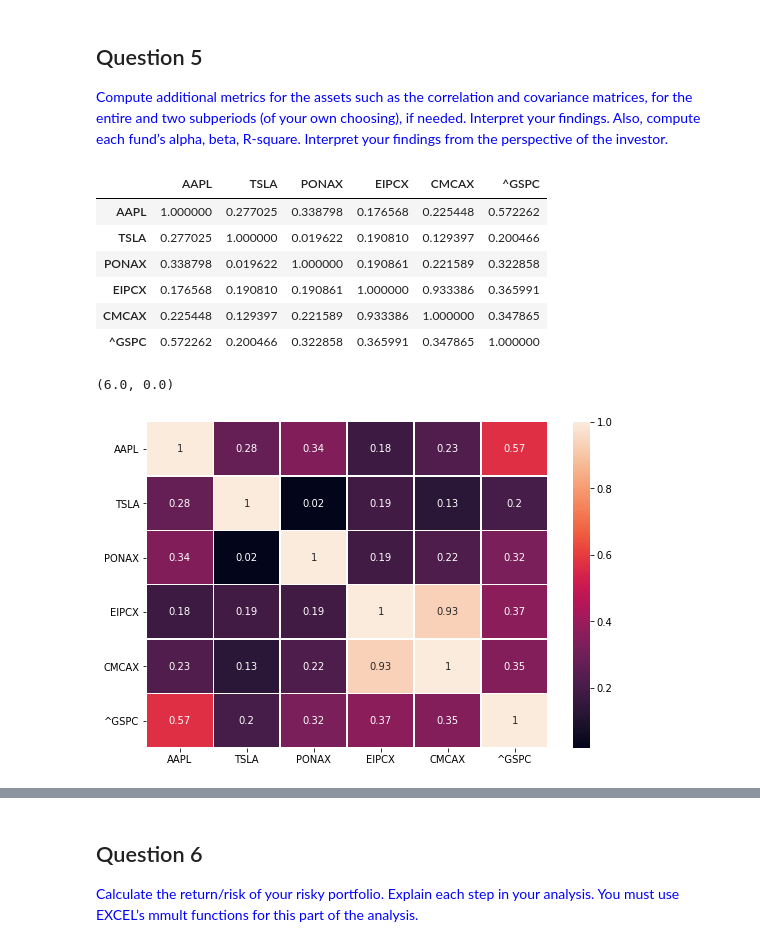
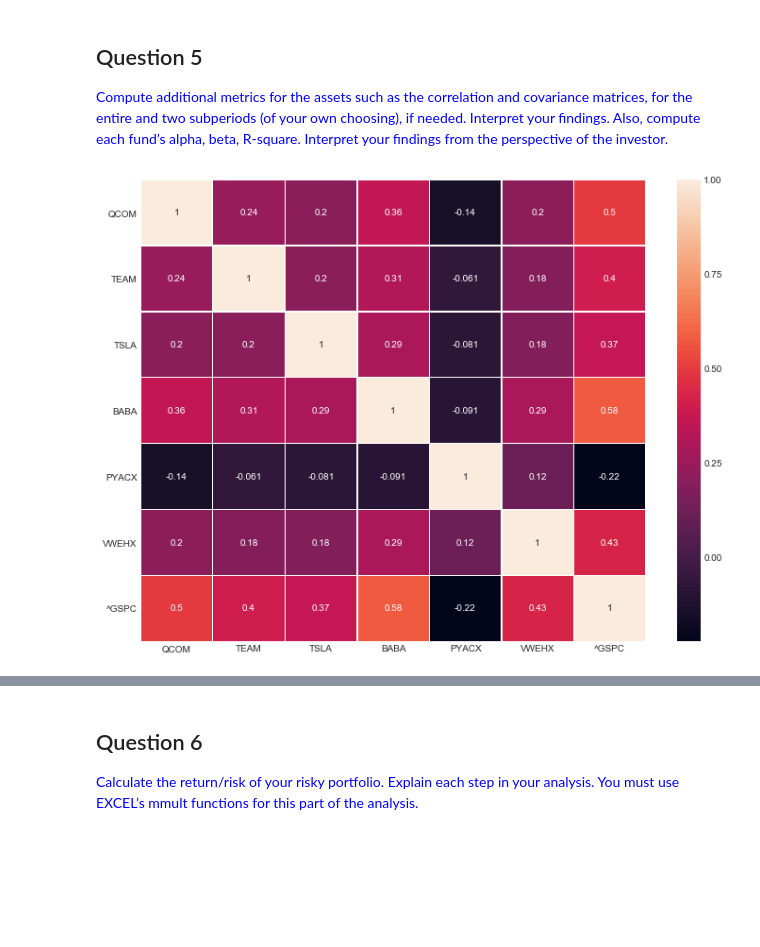
Before and after one commit to nik-dim/Portfolio-Management, a Jupyter notebook: code/FN4329.ipynb, the cells around one changed output, grey strips where cells are left out. Saved outputs shown, nothing was run; the diff lists cells and outputs as text; code cells hidden in the pictures; blank space fills up the shorter version.

Commit message:
added report tasks 4,5 and code task 7 (efficient frontier)

```diff
--- a/code/FN4329.ipynb
+++ b/code/FN4329.ipynb
@@ -22,12 +22,24 @@ def get_data(tickers_list, period,interval = '1mo'):
 
     return data
 # %%
+# portfolio allocation for stocks, bonds and commodities respectively
+ss, bb, cc = 0.8, 0.2, 0
+
 # instrument selection
-stocks = ['AAPL', 'TSLA']
-bonds = ['PONAX']
-commodities = ['EIPCX','CMCAX']
+stocks = ['QCOM',
+          'TEAM',
+          'TSLA',
+          'BABA',
+#           'TXG',
+#           'BLK'
+         ]
+bonds = [
+    'PYACX',
+    'VWEHX'
+  ]
+commodities = []
 
-rf = ['select this']
+rf = 1.3
 sp500 = ['^GSPC']
 
 assets = stocks + bonds + commodities + sp500
@@ -37,4 +49,3 @@ print(assets)
 # %%
 # fetch daily historical prices (Adj Close) from Yahoo! Finance
-data = get_data(assets, '5y').dropna()
-# benchmark = get_data(sp500, '5y').dropna()
+data = get_data(assets, '5y',interval='1d').dropna()
@@ -126,0 +166,10 @@ df.to_latex(index=True)
+# %%
+# Annotated graph for minimum and maximum
+plt.style.use('seaborn-whitegrid')
+fig, ax = plt.subplots(figsize=(12, 9))
+data['TSLA'].plot(ax=ax)
+
+style = dict(size=10, color='black')
+# ax.text('2019-1-14', 370, "Cybertruck \n announcement", **style)
+ax.annotate('Cybertruck \n announcement', xy=('2019-10-29', 280), xytext=('2019-1-14', 370),
+            arrowprops=dict(facecolor='black', shrink=0.05,width=1))
@@ -127,13 +198,3 @@ df.to_latex(index=True)
 # %% [markdown]
 ## Question 5
 <span style="color:blue">Compute additional metrics for the assets such as the correlation and covariance matrices, for the entire and two subperiods (of your own choosing), if needed. Interpret your findings. Also, compute each fund’s alpha, beta, R-square. Interpret your findings from the perspective of the investor.</span>
-# %%
-returns.corr()
-# %% [output]
-|  | AAPL | TSLA | PONAX | EIPCX | CMCAX | ^GSPC |
-| AAPL | 1.000000 | 0.277025 | 0.338798 | 0.176568 | 0.225448 | 0.572262 |
-| TSLA | 0.277025 | 1.000000 | 0.019622 | 0.190810 | 0.129397 | 0.200466 |
-| PONAX | 0.338798 | 0.019622 | 1.000000 | 0.190861 | 0.221589 | 0.322858 |
-| EIPCX | 0.176568 | 0.190810 | 0.190861 | 1.000000 | 0.933386 | 0.365991 |
-| CMCAX | 0.225448 | 0.129397 | 0.221589 | 0.933386 | 1.000000 | 0.347865 |
-| ^GSPC | 0.572262 | 0.200466 | 0.322858 | 0.365991 | 0.347865 | 1.000000 |
@@ -140,9 +205,9 @@ returns.corr()
 # %%
-fig, ax = plt.subplots(figsize=(9, 6))
+fig, ax = plt.subplots(figsize=(12, 9))
 sns.heatmap(returns.corr(), annot=True,  linewidths=.5, ax=ax)
 plt.yticks(rotation=0)
 bottom, top = ax.get_ylim()
 ax.set_ylim(bottom + 0.5, top - 0.5)
+plt.savefig('../report/media/correlation_matrix.png', bbox_inches='tight')
 # %% [output]
-(6.0, 0.0)
-[figure, old version]
+[figure, new version]
```
Also changed, not shown: parts of 41 cells of this notebook, 20 other files.
